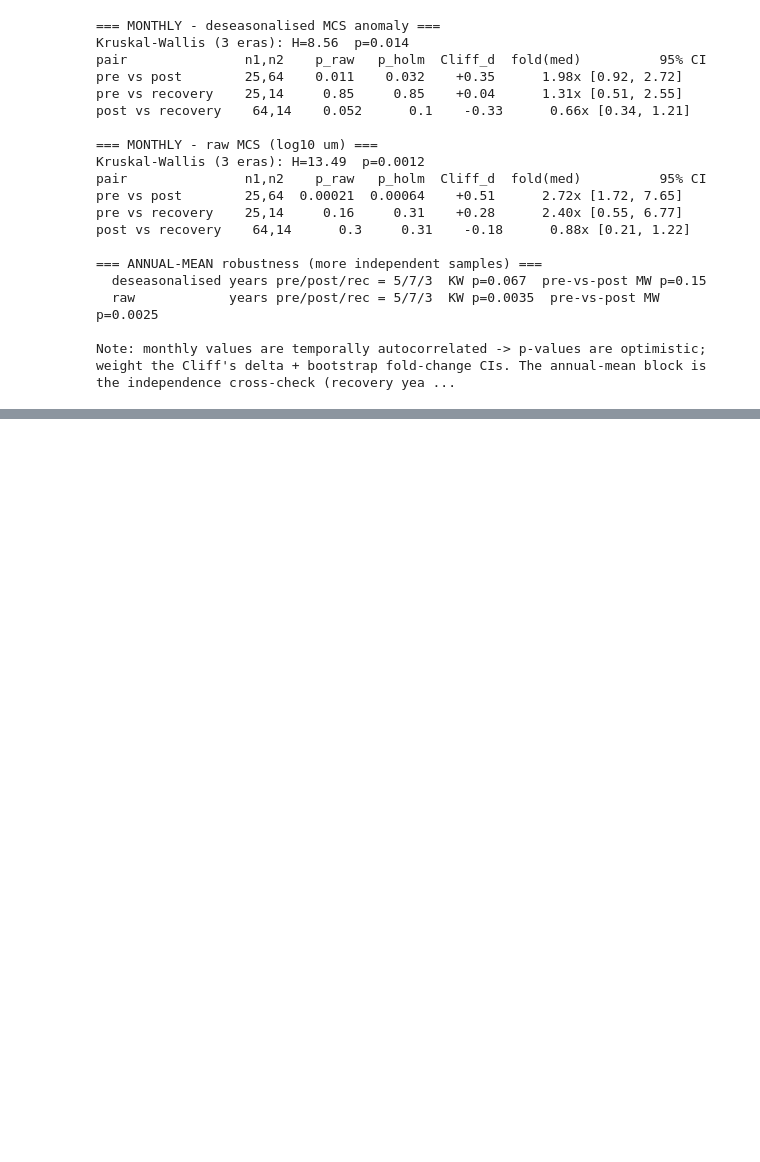
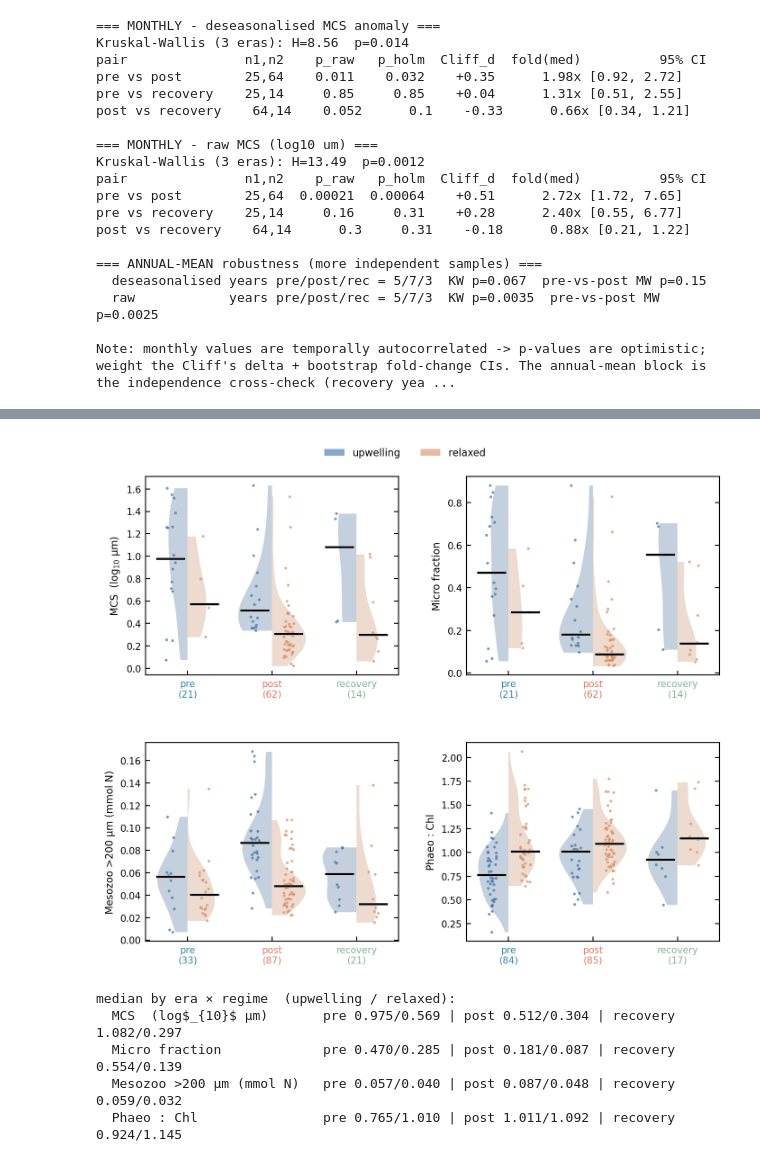
Before and after one commit to ben1post/SSMCariaco, a Jupyter notebook: plots/FIGURE_3.ipynb, the cells around one changed output, grey strips where cells are left out. Saved outputs shown, nothing was run; the diff lists cells and outputs as text; code cells hidden in the pictures; blank space fills up the shorter version.

Commit message:
Schematic draft + Figure 3 updated

```diff
--- a/plots/FIGURE_3.ipynb
+++ b/plots/FIGURE_3.ipynb
@@ -1087,0 +1188,68 @@ Note: monthly values are temporally autocorrelated -> p-values are optimistic; w
+# %%
+%config InlineBackend.figure_format = 'retina'
+# Fig 3 exploration — OVERVIEW: four metrics, violins by era, SPLIT BY SEASON (regime).
+# Native units; every month a strip dot (thin cells visible as dots).
+import numpy as np, pandas as pd, matplotlib.pyplot as plt
+import seaborn as sns
+import matplotlib.patheffects as pe
+from matplotlib.patches import Patch
+from cariaco_obs import DEFAULT_CSV_PATH
+
+ERA_ORDER = ['pre', 'post', 'recovery']
+ERA_COL = {'pre': '#2E86AB', 'post': '#E07A5F', 'recovery': '#81B29A'}
+REG_ORDER = ['upwelling', 'relaxed']
+REG_COL = {'upwelling': '#3B6EA5', 'relaxed': '#D98C5F'}
+HALO = [pe.withStroke(linewidth=2.0, foreground='white')]
+
+df = pd.read_csv(DEFAULT_CSV_PATH, parse_dates=['date'])
+df['era'] = np.where(df.date.dt.year < 2005, 'pre',
+            np.where(df.date.dt.year < 2014, 'post', 'recovery'))
+reg = 'regime_adjusted' if 'regime_adjusted' in df.columns else 'upwelling'
+df['micro_frac'] = df['micro_mmolN'] / df[['pico_mmolN','nano_mmolN','micro_mmolN']].sum(axis=1)
+d = df[df[reg].isin(REG_ORDER)].copy()
+
+METRICS = [('size_centroid',  'MCS  (log$_{10}$ µm)'),
+           ('micro_frac',     'Micro fraction'),
+           ('zoo_gt200_mmolN','Mesozoo >200 µm (mmol N)'),
+           ('PhaeoChl_ratio', 'Phaeo : Chl')]
+
+fig, axes = plt.subplots(2, 2, figsize=(7.2, 6.0))
+fig.subplots_adjust(left=0.10, right=0.985, top=0.93, bottom=0.07, hspace=0.34, wspace=0.27)
+for ax, (col, lab) in zip(axes.ravel(), METRICS):
+    dd = d.dropna(subset=[col])
+    sns.violinplot(data=dd, x='era', y=col, order=ERA_ORDER, hue=reg, hue_order=REG_ORDER,
+                   split=True, palette=REG_COL, inner=None, cut=0, linewidth=0.6,
+                   legend=False, ax=ax)
+    for v in ax.collections: v.set_alpha(0.32); v.set_edgecolor('none')
+    sns.stripplot(data=dd, x='era', y=col, order=ERA_ORDER, hue=reg, hue_order=REG_ORDER,
+                  dodge=True, palette=REG_COL, size=2.2, alpha=0.7, jitter=0.12,
+                  legend=False, ax=ax)
+    for i, e in enumerate(ERA_ORDER):
+        for k, r in enumerate(REG_ORDER):
+            s = dd[(dd.era == e) & (dd[reg] == r)][col]
+            if len(s):
+                x0 = i + (-0.2 if k == 0 else 0.2)
+                ax.plot([x0 - 0.16, x0 + 0.16], [s.median()]*2, color='black', lw=1.6,
+                        zorder=6, path_effects=HALO)
+    ax.set_xlabel(''); ax.set_ylabel(lab, fontsize=8)
+    ax.tick_params(top=False, right=True, direction='in', labelsize=7.5)
+    ax.set_xticks(range(3))
+    ax.set_xticklabels([f'{e}\n({len(dd[dd.era==e])})' for e in ERA_ORDER], fontsize=7.5)
+    for t, e in zip(ax.get_xticklabels(), ERA_ORDER): t.set_color(ERA_COL[e])
+fig.legend(handles=[Patch(facecolor=REG_COL[r], alpha=0.6, label=r) for r in REG_ORDER],
+           loc='upper center', ncol=2, frameon=False, fontsize=8, bbox_to_anchor=(0.5, 1.0))
+plt.show()
+
+print("median by era × regime  (upwelling / relaxed):")
+for col, lab in METRICS:
+    dd = d.dropna(subset=[col])
+    print(f"  {lab:26s} " + " | ".join(
+        f"{e} " + "/".join(f"{dd[(dd.era==e)&(dd[reg]==r)][col].median():.3f}" for r in REG_ORDER)
+        for e in ERA_ORDER))
+# %% [output]
+[figure, added]
+median by era × regime  (upwelling / relaxed):
+  MCS  (log$_{10}$ µm)       pre 0.975/0.569 | post 0.512/0.304 | recovery 1.082/0.297
+  Micro fraction             pre 0.470/0.285 | post 0.181/0.087 | recovery 0.554/0.139
+  Mesozoo >200 µm (mmol N)   pre 0.057/0.040 | post 0.087/0.048 | recovery 0.059/0.032
+  Phaeo : Chl                pre 0.765/1.010 | post 1.011/1.092 | recovery 0.924/1.145
```
Also changed, not shown: parts of 16 cells of this notebook, 6 other files.
